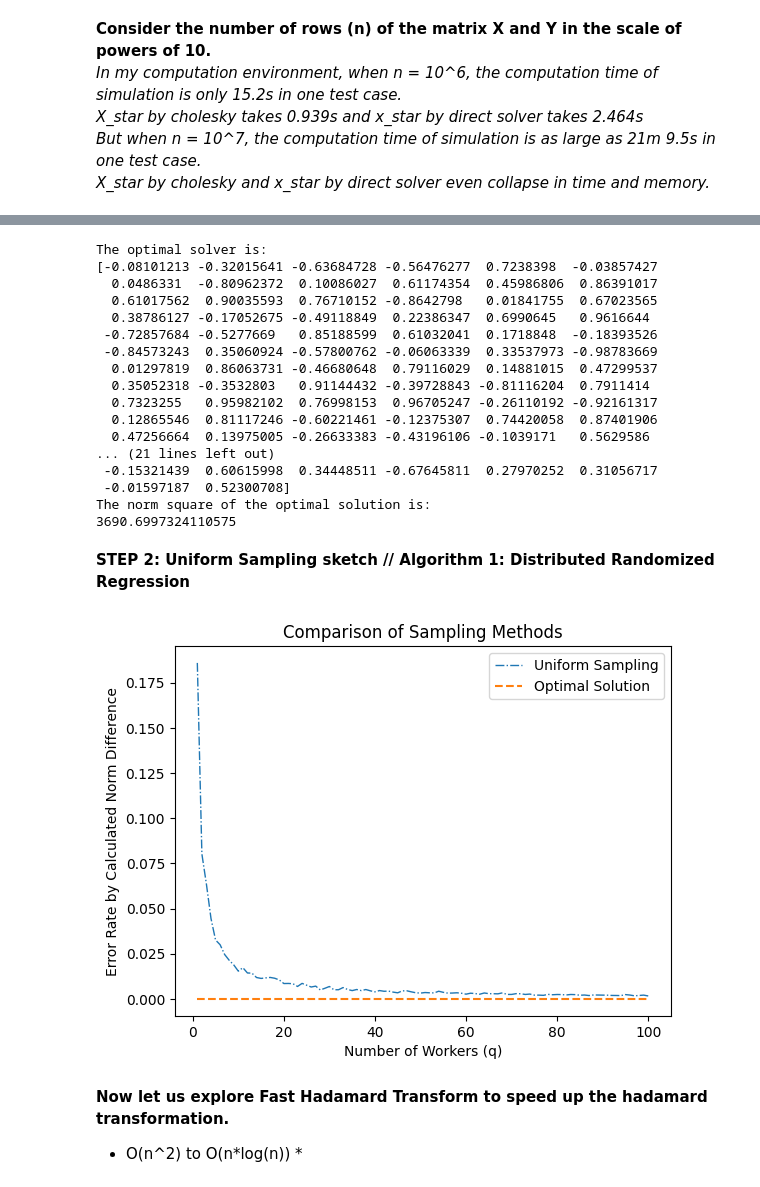
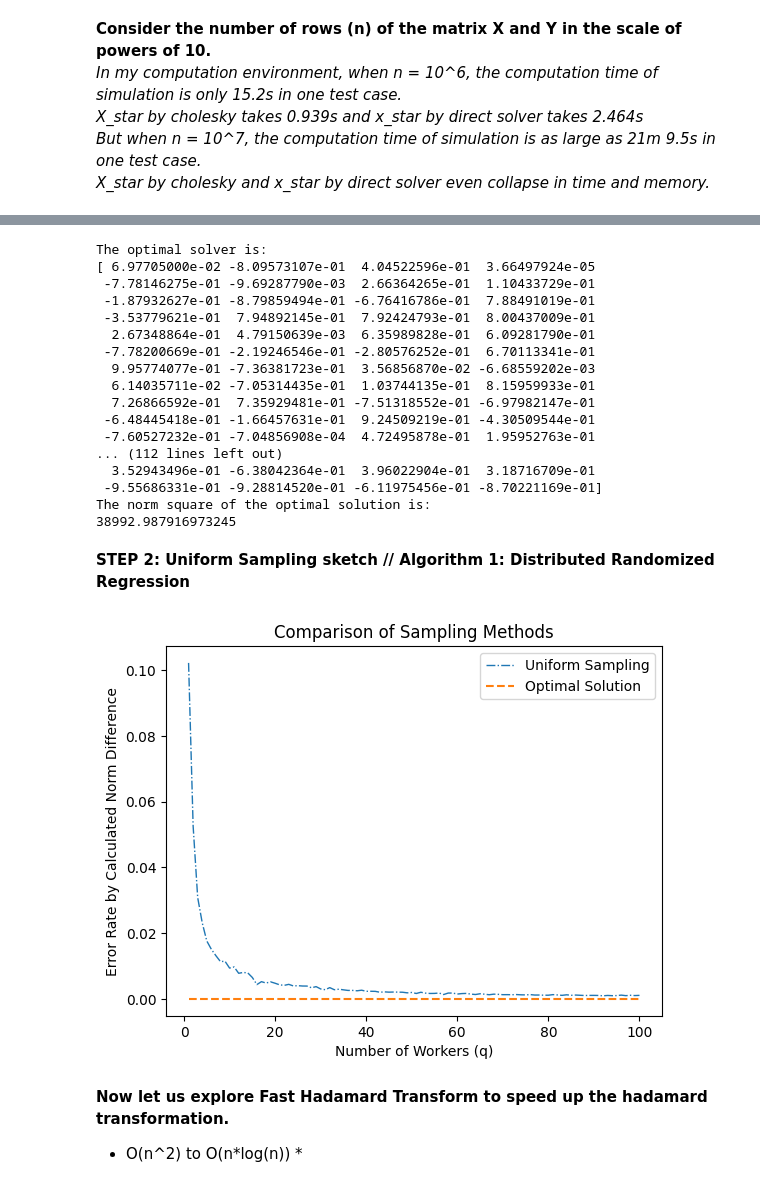
Before and after one commit to FergieLigaLlj/Statistical-Machine-Learning-Research-with-Pro.-Zhang-Zhixiang, a Jupyter notebook: Distributed Sketching for Randomized Optimization in Regression Training/step 2_Randomized Hadamard Sketch vs uniform sampling/UniformExperimentPython.ipynb, the cells around one changed output, grey strips where cells are left out. Drawn from its saved outputs; the diff is of its cells as text; code cells hidden in the pictures.

```diff
--- a/Distributed Sketching for Randomized Optimization in Regression Training/step 2_Randomized Hadamard Sketch vs uniform sampling/UniformExperimentPython.ipynb
+++ b/Distributed Sketching for Randomized Optimization in Regression Training/step 2_Randomized Hadamard Sketch vs uniform sampling/UniformExperimentPython.ipynb
@@ -76,8 +76,8 @@ def simulate_matrix(n, d, no_components,rho,abs_bound_X):
     return X,Y,beta,epsilon
 
 # Matrix Settled
-n = 3000                           # number of rows
-d = 200                            # number of columns
+n = 30000                           # number of rows
+d = 500                            # number of columns
 no_components = 2                  # number of levels of multivariate gaussian distribution in X
 rho = 0.5                          # autocorrelation coefficient in time series analysis
 abs_bound_X = 0.5                  # absolute bound for X to set elements to be 0
@@ -209,27 +209,27 @@ print("The norm square of the optimal solution is:")
 print(norm_Star)
 # %% [output]
 The optimal solver is:
-[-0.08101213 -0.32015641 -0.63684728 -0.56476277  0.7238398  -0.03857427
-  0.0486331  -0.80962372  0.10086027  0.61174354  0.45986806  0.86391017
-  0.61017562  0.90035593  0.76710152 -0.8642798   0.01841755  0.67023565
-  0.38786127 -0.17052675 -0.49118849  0.22386347  0.6990645   0.9616644
- -0.72857684 -0.5277669   0.85188599  0.61032041  0.1718848  -0.18393526
- -0.84573243  0.35060924 -0.57800762 -0.06063339  0.33537973 -0.98783669
-  0.01297819  0.86063731 -0.46680648  0.79116029  0.14881015  0.47299537
-  0.35052318 -0.3532803   0.91144432 -0.39728843 -0.81116204  0.7911414
-  0.7323255   0.95982102  0.76998153  0.96705247 -0.26110192 -0.92161317
-  0.12865546  0.81117246 -0.60221461 -0.12375307  0.74420058  0.87401906
-  0.47256664  0.13975005 -0.26633383 -0.43196106 -0.1039171   0.5629586
-... (21 lines left out)
- -0.15321439  0.60615998  0.34448511 -0.67645811  0.27970252  0.31056717
- -0.01597187  0.52300708]
+[ 6.97705000e-02 -8.09573107e-01  4.04522596e-01  3.66497924e-05
+ -7.78146275e-01 -9.69287790e-03  2.66364265e-01  1.10433729e-01
+ -1.87932627e-01 -8.79859494e-01 -6.76416786e-01  7.88491019e-01
+ -3.53779621e-01  7.94892145e-01  7.92424793e-01  8.00437009e-01
+  2.67348864e-01  4.79150639e-03  6.35989828e-01  6.09281790e-01
+ -7.78200669e-01 -2.19246546e-01 -2.80576252e-01  6.70113341e-01
+  9.95774077e-01 -7.36381723e-01  3.56856870e-02 -6.68559202e-03
+  6.14035711e-02 -7.05314435e-01  1.03744135e-01  8.15959933e-01
+  7.26866592e-01  7.35929481e-01 -7.51318552e-01 -6.97982147e-01
+ -6.48445418e-01 -1.66457631e-01  9.24509219e-01 -4.30509544e-01
+ -7.60527232e-01 -7.04856908e-04  4.72495878e-01  1.95952763e-01
+... (112 lines left out)
+  3.52943496e-01 -6.38042364e-01  3.96022904e-01  3.18716709e-01
+ -9.55686331e-01 -9.28814520e-01 -6.11975456e-01 -8.70221169e-01]
 The norm square of the optimal solution is:
-3690.6997324110575
+38992.987916973245
 # %% [markdown]
 **STEP 2: Uniform Sampling sketch // Algorithm 1: Distributed Randomized Regression**
 # %%
 # e.g. our desired sketching size is m = 1000
-m = 1000
+m = 5000
 # Algorithm 1 inserting inside uniform sampling: Distributed Randomized Regression
 
 # S_k @ A here is just computed as A [uniformly_sampled_index]
@@ -239,34 +239,34 @@ def uniform_sampling_1(X,Y,n,m,q):
     Y = np.array(Y)
     x_hat_list = []
     for k in range(q):
         index = np.random.choice(n, size=m, replace=False)
         X_sk = X[index]
         Y_sk = Y[index]
         L,low = cho_factor(X_sk.T@X_sk)
         x_hat = cho_solve((L,low),X_sk.T@Y_sk)
         x_hat_list.append(x_hat)
     x_bar = sum(x_hat_list) / q
     return x_bar
 import matplotlib.pyplot as plt
 # Calculate the error rate for each method
 error_uniform = []
 error_star = np.zeros((100,1))
 for q in range(1, 101):  # adjust the range as needed
     x_bar_uniform = uniform_sampling_1(X, Y, n, m, q)
     error = error_ratio(X, Y, x_bar_uniform, x_Star)
     error_uniform.append(error)  # uniform sampling error
 
 # Create the plot
 plt.plot(range(1, 101), error_uniform, label='Uniform Sampling',linestyle = '-.',linewidth = 1)
 plt.plot(range(1, 101), error_star, label='Optimal Solution', linestyle='--')
 
 plt.xlabel('Number of Workers (q)')
 plt.ylabel('Error Rate by Calculated Norm Difference')
 plt.title('Comparison of Sampling Methods')
 plt.legend()
 plt.show()
 # %% [output]
-[figure, old version]
+[figure, new version]
 # %% [markdown]
 **Now let us explore Fast Hadamard Transform to speed up the hadamard transformation.**<br>
 * O(n^2) to O(n*log(n)) *
```
Also changed, not shown: parts of 4 cells of this notebook.
